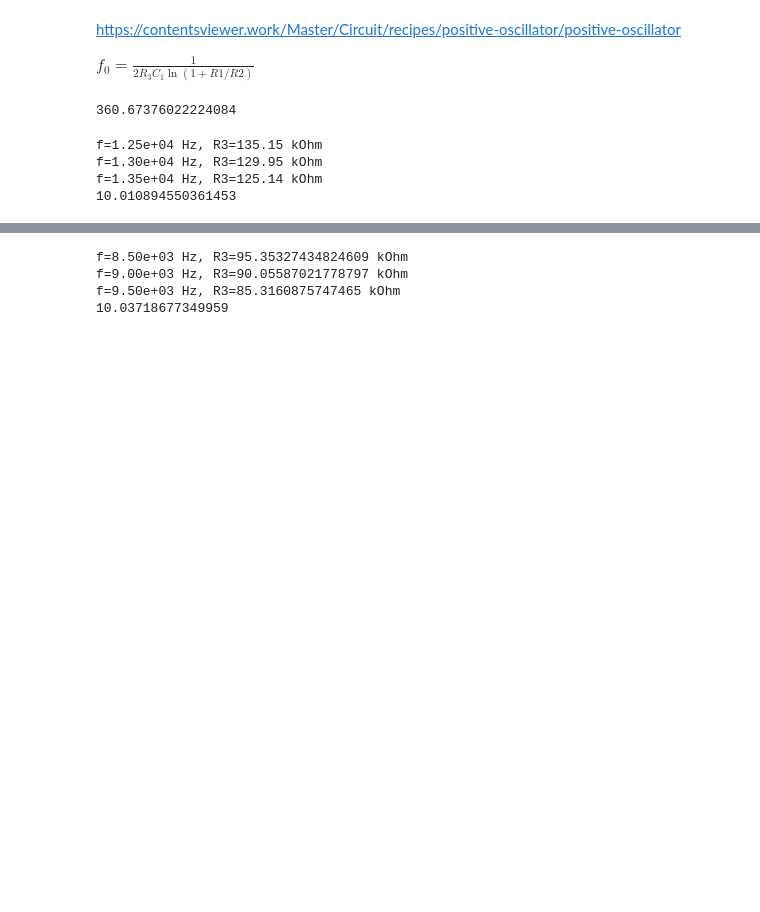
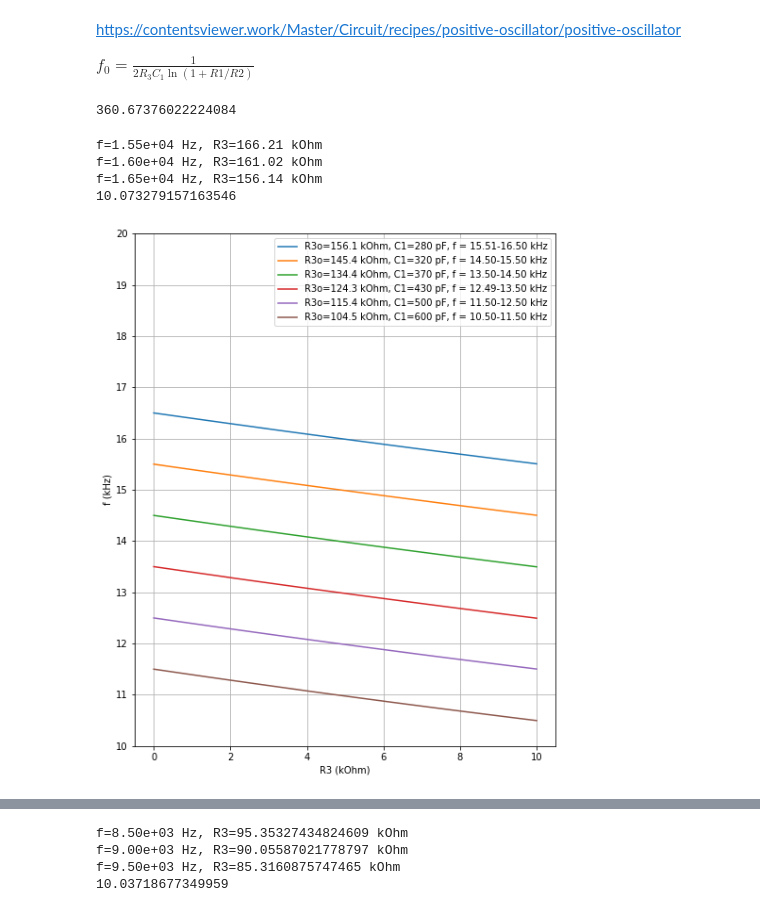
Before and after one commit to naoya1110/LTSpice_samples, a Jupyter notebook: CR_OpAmp_Oscillator.ipynb, the cells around one changed output, grey strips where cells are left out. Drawn from its saved outputs; the diff is of its cells as text; code cells hidden in the pictures; blank space fills up the shorter version.

```diff
--- a/CR_OpAmp_Oscillator.ipynb
+++ b/CR_OpAmp_Oscillator.ipynb
@@ -22,10 +22,10 @@ f0
 # %% [output]
 360.67376022224084
 # %%
-f0 = 13E+3
+f0 = 16E+3
 fmin = f0-0.5E+3
 fmax = f0+0.5E+3
-C1 = 427E-12
+C1 = 280E-12
 
 fs  = np.array([fmin, f0, fmax])
 R3s = 1/(2*np.log(2)*C1*fs)
@@ -35,10 +35,45 @@ for f, R3 in zip(fs, R3s):
 
 print((R3s.max()-R3s.min())/1000)
 # %% [output]
-f=1.25e+04 Hz, R3=135.15 kOhm
-f=1.30e+04 Hz, R3=129.95 kOhm
-f=1.35e+04 Hz, R3=125.14 kOhm
-10.010894550361453
+f=1.55e+04 Hz, R3=166.21 kOhm
+f=1.60e+04 Hz, R3=161.02 kOhm
+f=1.65e+04 Hz, R3=156.14 kOhm
+10.073279157163546
+# %%
+R1 = 10E+3
+R2 = 10E+3
+R3v = np.arange(0, 10.1E+3, 100) # 可変抵抗の範囲
+
+#R3o 固定抵抗の値
+
+components = [
+    {"R3o": 156.14E+3, "C1": 280E-12},
+    {"R3o": 145.43E+3, "C1": 320E-12},
+    {"R3o": 134.45E+3, "C1": 370E-12},
+    {"R3o": 124.26E+3, "C1": 430E-12},
+    {"R3o": 115.42E+3, "C1": 500E-12},
+    {"R3o": 104.54E+3, "C1": 600E-12},
+    ]
+
+plt.figure(figsize=(8,10))
+
+for comp in components:
+    R3o = comp["R3o"]
+    C1 = comp["C1"]
+    f = 1/(2*(R3o+R3v)*C1*np.log(1+R1/R2))
+
+    plt.plot((R3v)/1000, f/1000, label=f'R3o={R3o/1000:.1f} kOhm, C1={C1/1E-12:.0f} pF, f = {f.min()/1000:.2f}-{f.max()/1000:.2f} kHz')
+
+plt.legend()
+
+
+plt.xlabel('R3 (kOhm)')
+plt.ylabel('f (kHz)')
+plt.ylim(10, 20)
+plt.yticks(np.arange(10, 21, 1))
+plt.grid()
+# %% [output]
+[figure, added]
 # %%
 R1 = 10E+3
 R2 = 10E+3
```
Also changed, not shown: parts of 2 cells of this notebook.
